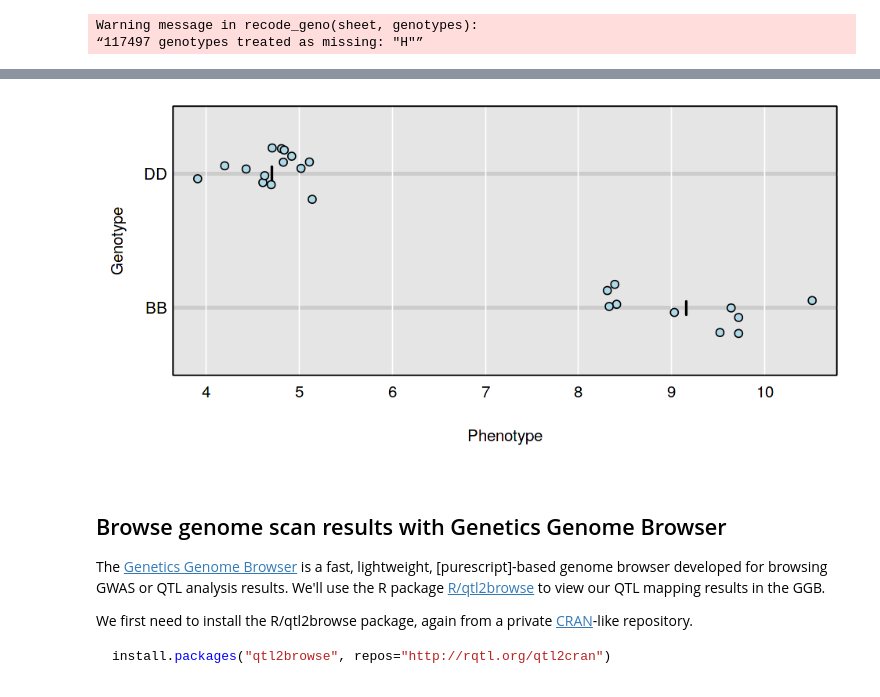
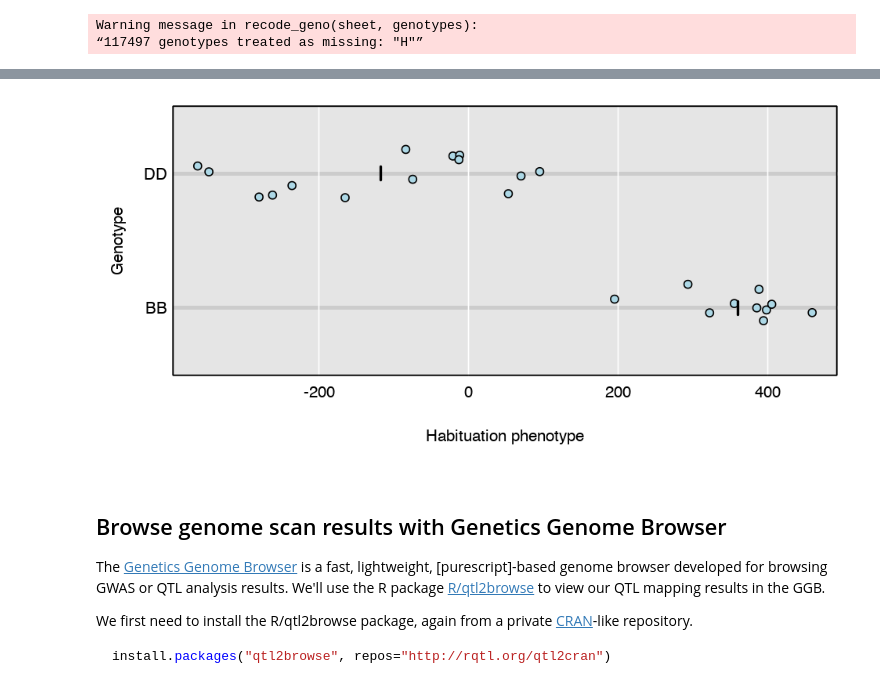
Before and after one commit to kbroman/Teaching_CTC2019, a Jupyter notebook: CTC2019_tutorial.ipynb, the cells around one changed output, grey strips where cells are left out. Drawn from its saved outputs; the diff is of its cells as text; code cells hidden in the pictures.

```diff
--- a/CTC2019_tutorial.ipynb
+++ b/CTC2019_tutorial.ipynb
@@ -22,5 +26,5 @@ library(GNapi)
 # %%
-phe <- get_pheno("BXD", "10015")
+phe <- get_pheno("BXD", "10038")
 head(phe)
 # %% [output]
 A data.frame: 6 × 5
@@ -35,4 +41,4 @@ A data.frame: 6 × 5
 # %%
-pheno <- tapply(phe$value, phe$sample_name, median)
+pheno <- setNames(phe$value, phe$sample_name)
 head(pheno)
 # %% [output]
@@ -76,11 +90,11 @@ plot(out, pmap, chr=2)
 # %%
 mx <- max(out, pmap)
-g_imp <- maxmarg(pr, pmap, chr="2", pos=mx$pos, return_char=TRUE)
+g_imp <- maxmarg(pr, pmap, chr="15", pos=mx$pos, return_char=TRUE)
 # %%
 par(mar=c(5.1, 4.1, 0.6, 0.6))
-plot_pxg(g_imp, pheno, swap_axes=TRUE)
+plot_pxg(g_imp, pheno, swap_axes=TRUE, xlab="Habituation phenotype")
 # %% [output]
-[figure, old version]
+[figure, new version]
 # %% [markdown]
 ## Browse genome scan results with Genetics Genome Browser
 
```
Also changed, not shown: parts of 9 cells of this notebook.
